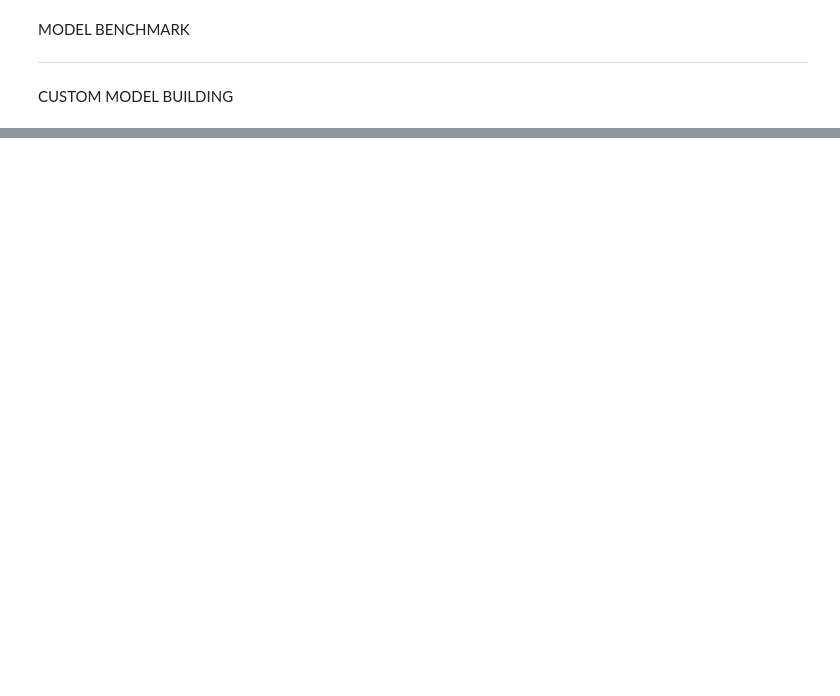
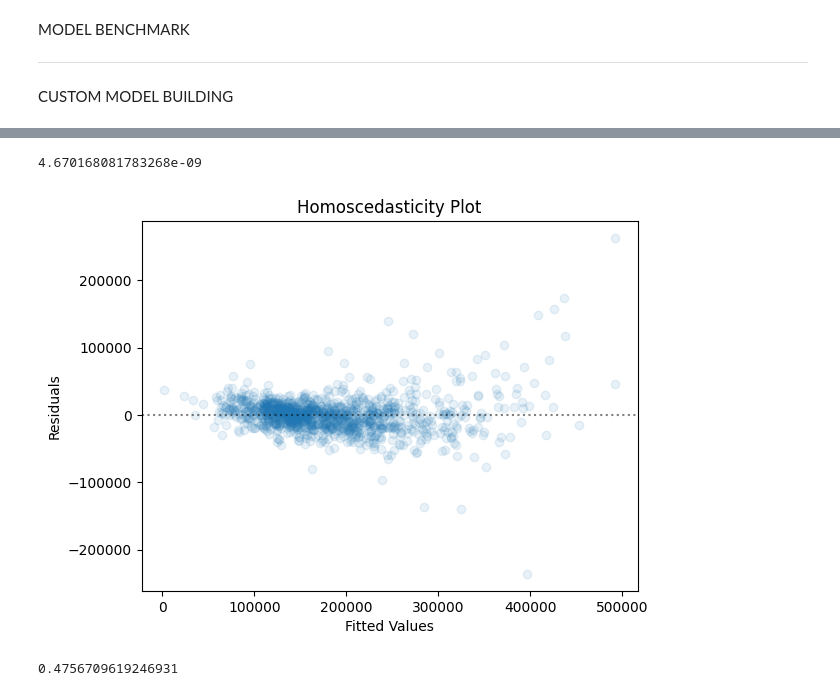
Before and after one commit to Alfredo2212/Kaggle-Data_Science, a Jupyter notebook: house-prices-advanced-regression-techniques.ipynb, the cells around one changed output, grey strips where cells are left out. Drawn from its saved outputs; the diff is of its cells as text; code cells hidden in the pictures; blank space fills up the shorter version.

Commit message:
Kaggle Notebook | house-prices-advanced-regression-techniques | Assumption check for OLS part 1

```diff
--- a/house-prices-advanced-regression-techniques.ipynb
+++ b/house-prices-advanced-regression-techniques.ipynb
@@ -417,7 +417,7 @@ for col in same_col4:
 #'Condition2', nom
 #'BldgType', nom
 nominal_category=['MSZoning','LotShape','LotConfig','Neighborhood','Condition1','Condition2','BldgType']
-data = pd.get_dummies(data, columns=nominal_category, drop_first=True)
+data = pd.get_dummies(data, columns=nominal_category, drop_first=True, dtype=int)
 data.shape
 # %% [output]
 (1460, 128)
@@ -530,3 +546,7 @@ ________________________________________________________________________________
 CUSTOM MODEL BUILDING
 # %%
 # Do OLS to get better statistical summary
+import statsmodels.api as sm
+
+ols_model = sm.OLS(y_train, x_train).fit()
+ols_model.summary()
@@ -532,0 +588,24 @@ CUSTOM MODEL BUILDING
+# %%
+# Linear Regression Assumption, Independent Residual with Mean 0
+np.mean(ols_model.resid)
+
+# It fulfilled, since it is so close to 0
+# %% [output]
+4.670168081783268e-09
+# %%
+#### Linear Regression Assumption, Homoscedasticity
+plt.scatter(ols_model.fittedvalues,ols_model.resid, alpha=0.1)
+plt.axhline(0, color='black', alpha=0.5, linestyle='dotted');
+plt.xlabel('Fitted Values')
+plt.ylabel('Residuals')
+plt.title('Homoscedasticity Plot');
+# %% [output]
+[figure, added]
+# %%
+import statsmodels.stats.api as sms
+homoscedasticity_result = sms.het_goldfeldquandt(y_train, x_train)
+homoscedasticity_result[1]
+
+# The result is > 0.05 , the model is homoscedastic
+# %% [output]
+0.4756709619246931
```
Also changed, not shown: parts of 6 cells of this notebook.
